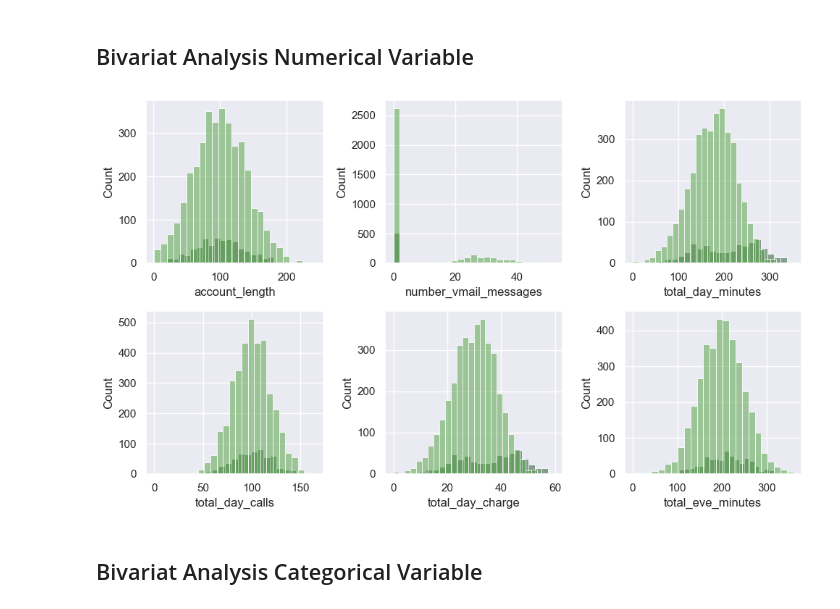
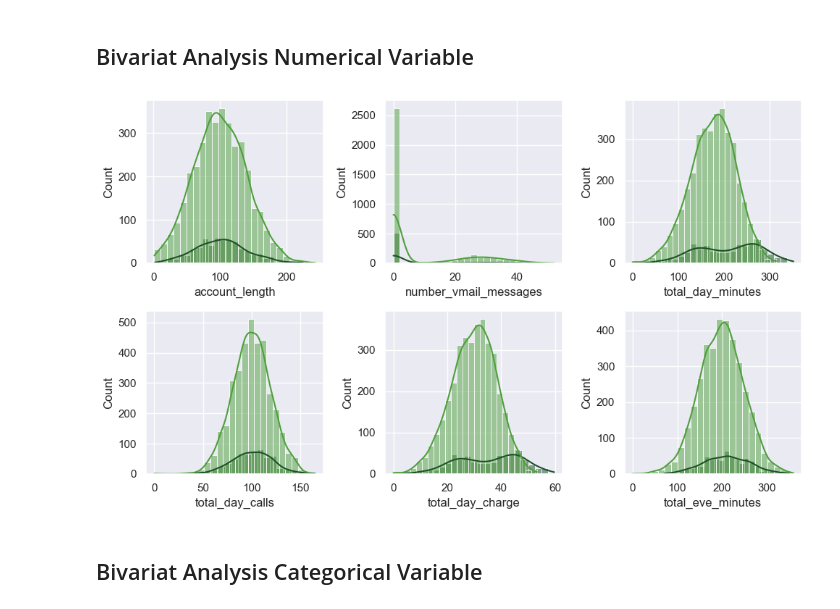
Before and after one commit to iwanlaudin0101/Customer-Churn-Prediction, a Jupyter notebook: Service Provider - Customer Churn Prediction.ipynb, the cells around one changed output. Cells and saved outputs as stored; diff of their text form; code cells hidden in the pictures.

```diff
--- a/Service Provider - Customer Churn Prediction.ipynb
+++ b/Service Provider - Customer Churn Prediction.ipynb
@@ -173,12 +173,12 @@ plt.show()
 # %%
 fig, axis = plt.subplots(2, 3, figsize=(10, 6))
 for col, ax in zip(num_feature, axis.flatten()):
-    sns.histplot(x=col, data=df_train[df_train.churn == 'yes'], bins=25, color='#1E5128', alpha=0.5, ax=ax)
-    sns.histplot(x=col, data=df_train[df_train.churn == 'no'], bins=25, color='#4E9F3D', alpha=0.5, ax=ax)
+    sns.histplot(x=col, data=df_train[df_train.churn == 'yes'], kde=True, bins=25, color='#1E5128', alpha=0.5, ax=ax)
+    sns.histplot(x=col, data=df_train[df_train.churn == 'no'], kde=True, bins=25, color='#4E9F3D', alpha=0.5, ax=ax)
 plt.tight_layout()
 plt.show()
 # %% [output]
-[figure, old version]
+[figure, new version]
 # %% [markdown]
 ## Bivariat Analysis Categorical Variable
 # %%
```
Also changed, not shown: parts of 15 cells of this notebook.
